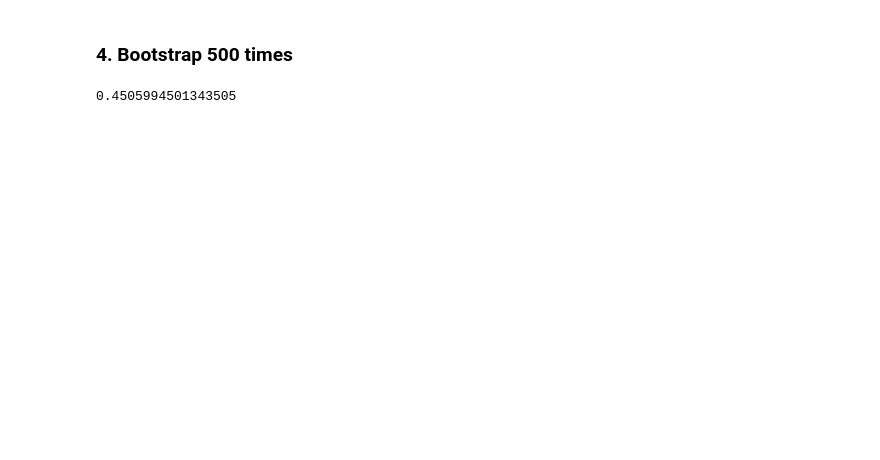
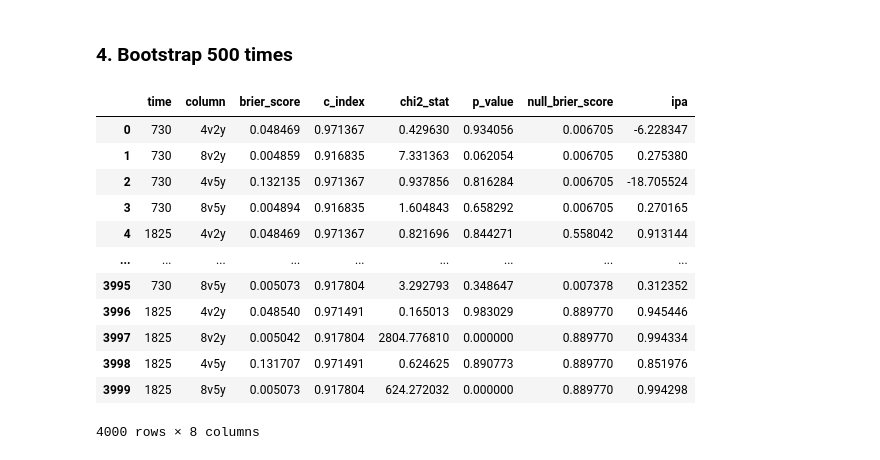
Before and after one commit to leungkcofficial/tarot, a Jupyter notebook: code/kfre.ipynb, the cells around one changed output. Drawn from its saved outputs; the diff is of its cells as text; code cells hidden in the pictures; blank space fills up the shorter version.

```diff
--- a/code/kfre.ipynb
+++ b/code/kfre.ipynb
@@ -271,30 +251 @@ def calculate_null_brier(durations, events, time_grid, event_of_interest=1):
-# %%
-def interpolate_cif(cif, time_points):
-    cif_values = cif.values.squeeze()
-    cif_index = cif.index.values
-    max_time = cif_index[-1]
-    max_cif_value = cif_values[-1]
-
-    # Interpolation within range
-    interpolated = np.interp(time_points, cif_index, cif_values)
-
-    # Handle extrapolation for times > max_time
-    interpolated[time_points > max_time] = max_cif_value
-
-    return interpolated
-
-ex_durations = y_test_bootstrap[duration_col].values.squeeze()
-ex_events = y_test_bootstrap[event_col].values.squeeze()
-ajf = AalenJohansenFitter()
-ajf.fit(ex_durations, ex_events, event_of_interest=1)
-cif = ajf.cumulative_density_
-time_points = np.array([2 * 365, 5 * 365])
-surv_probs = 1 - interpolate_cif(cif, time_points)
-
-surv_df = pd.DataFrame(
-        np.tile(surv_probs, (len(ex_durations), 1)).T, index=time_points)
-ev = EvalSurv(surv_df, ex_durations, ex_events == 1, censor_surv="km")
-ev.integrated_brier_score(time_points)
-# %% [output]
-0.4505994501343505
 # %%
@@ -388,0 +327,16 @@ summary = bootstrap_df.groupby(['time', 'column']).agg(
+# %%
+bootstrap_df
+# %% [output]
+|  | time | column | brier_score | c_index | chi2_stat | p_value | null_brier_score | ipa |
+| 0 | 730 | 4v2y | 0.048469 | 0.971367 | 0.429630 | 0.934056 | 0.006705 | -6.228347 |
+| 1 | 730 | 8v2y | 0.004859 | 0.916835 | 7.331363 | 0.062054 | 0.006705 | 0.275380 |
+| 2 | 730 | 4v5y | 0.132135 | 0.971367 | 0.937856 | 0.816284 | 0.006705 | -18.705524 |
+| 3 | 730 | 8v5y | 0.004894 | 0.916835 | 1.604843 | 0.658292 | 0.006705 | 0.270165 |
+| 4 | 1825 | 4v2y | 0.048469 | 0.971367 | 0.821696 | 0.844271 | 0.558042 | 0.913144 |
+| ... | ... | ... | ... | ... | ... | ... | ... | ... |
+| 3995 | 730 | 8v5y | 0.005073 | 0.917804 | 3.292793 | 0.348647 | 0.007378 | 0.312352 |
+| 3996 | 1825 | 4v2y | 0.048540 | 0.971491 | 0.165013 | 0.983029 | 0.889770 | 0.945446 |
+| 3997 | 1825 | 8v2y | 0.005042 | 0.917804 | 2804.776810 | 0.000000 | 0.889770 | 0.994334 |
+| 3998 | 1825 | 4v5y | 0.131707 | 0.971491 | 0.624625 | 0.890773 | 0.889770 | 0.851976 |
+| 3999 | 1825 | 8v5y | 0.005073 | 0.917804 | 624.272032 | 0.000000 | 0.889770 | 0.994298 |
+4000 rows × 8 columns
```
Also changed, not shown: parts of 7 cells of this notebook, 2 other files.
